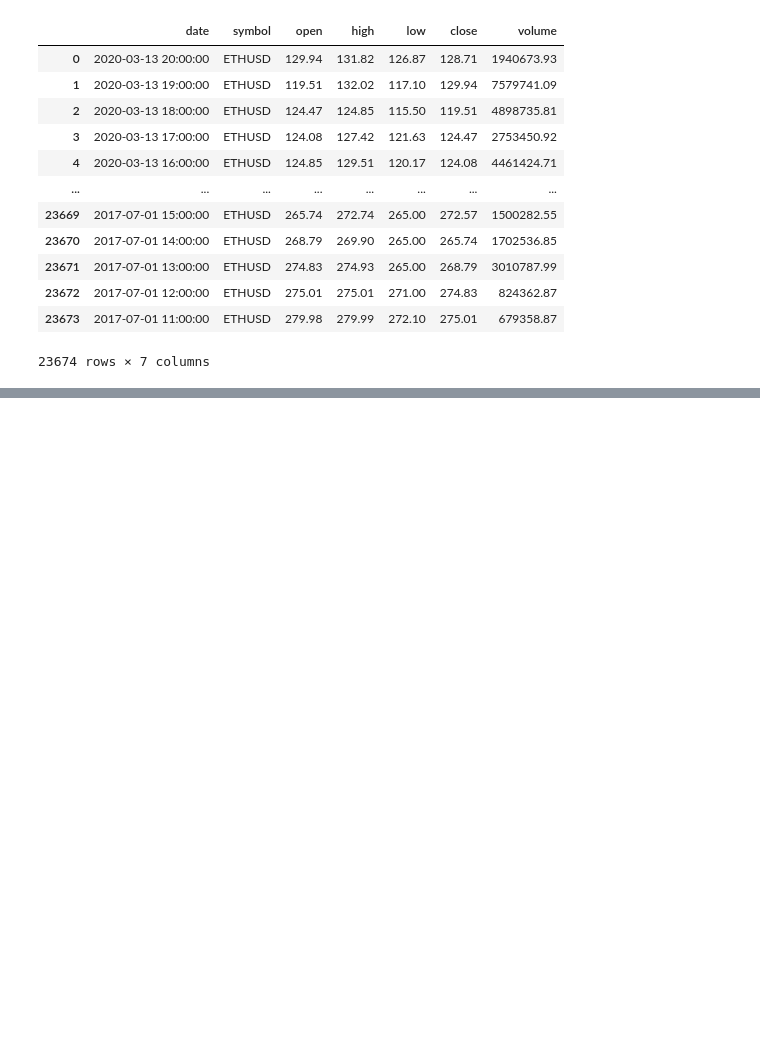
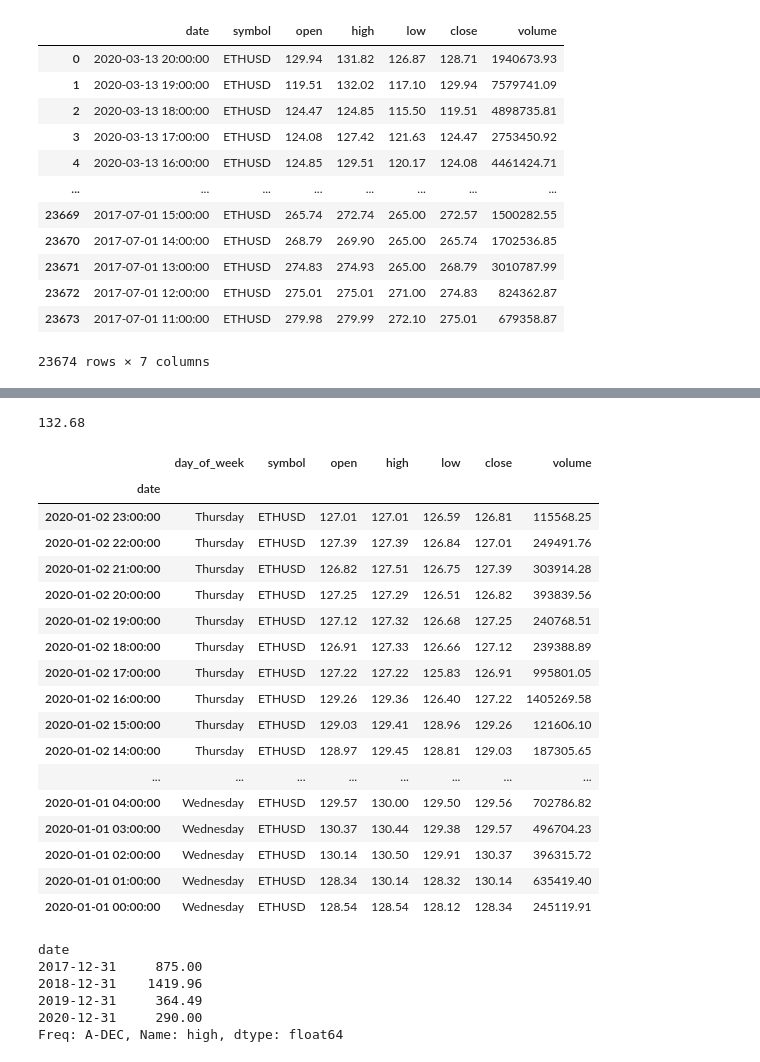
Before and after one commit to hyoaru/dsa-libraries-test, a Jupyter notebook: pandas.ipynb, the cells around one changed output, grey strips where cells are left out. Drawn from its saved outputs; the diff is of its cells as text; code cells hidden in the pictures; blank space fills up the shorter version.

Commit message:
[add] more points in working with datetime section

```diff
--- a/pandas.ipynb
+++ b/pandas.ipynb
@@ -691,0 +695,41 @@ eth_dataframe
+# %%
+# Aggregating highest value of a day
+day_filter = (eth_dataframe['date'] >= pd.to_datetime('2020-01-01')) & (eth_dataframe['date'] < pd.to_datetime('2020-01-02'))
+eth_dataframe.loc[day_filter, 'high'].max()
+# %% [output]
+132.68
+# %%
+# Aggregating with date as the index
+eth_dataframe.set_index('date', inplace=True)
+# %%
+# Filtering using date as index
+eth_dataframe.loc['2020-01-01' : '2020-01-02']
+# %% [output]
+|  | day_of_week | symbol | open | high | low | close | volume |
+| date |  |  |  |  |  |  |  |
+| 2020-01-02 23:00:00 | Thursday | ETHUSD | 127.01 | 127.01 | 126.59 | 126.81 | 115568.25 |
+| 2020-01-02 22:00:00 | Thursday | ETHUSD | 127.39 | 127.39 | 126.84 | 127.01 | 249491.76 |
+| 2020-01-02 21:00:00 | Thursday | ETHUSD | 126.82 | 127.51 | 126.75 | 127.39 | 303914.28 |
+| 2020-01-02 20:00:00 | Thursday | ETHUSD | 127.25 | 127.29 | 126.51 | 126.82 | 393839.56 |
+| 2020-01-02 19:00:00 | Thursday | ETHUSD | 127.12 | 127.32 | 126.68 | 127.25 | 240768.51 |
+| 2020-01-02 18:00:00 | Thursday | ETHUSD | 126.91 | 127.33 | 126.66 | 127.12 | 239388.89 |
+| 2020-01-02 17:00:00 | Thursday | ETHUSD | 127.22 | 127.22 | 125.83 | 126.91 | 995801.05 |
+| 2020-01-02 16:00:00 | Thursday | ETHUSD | 129.26 | 129.36 | 126.40 | 127.22 | 1405269.58 |
+| 2020-01-02 15:00:00 | Thursday | ETHUSD | 129.03 | 129.41 | 128.96 | 129.26 | 121606.10 |
+| 2020-01-02 14:00:00 | Thursday | ETHUSD | 128.97 | 129.45 | 128.81 | 129.03 | 187305.65 |
+| ... | ... | ... | ... | ... | ... | ... | ... |
+| 2020-01-01 04:00:00 | Wednesday | ETHUSD | 129.57 | 130.00 | 129.50 | 129.56 | 702786.82 |
+| 2020-01-01 03:00:00 | Wednesday | ETHUSD | 130.37 | 130.44 | 129.38 | 129.57 | 496704.23 |
+| 2020-01-01 02:00:00 | Wednesday | ETHUSD | 130.14 | 130.50 | 129.91 | 130.37 | 396315.72 |
+| 2020-01-01 01:00:00 | Wednesday | ETHUSD | 128.34 | 130.14 | 128.32 | 130.14 | 635419.40 |
+| 2020-01-01 00:00:00 | Wednesday | ETHUSD | 128.54 | 128.54 | 128.12 | 128.34 | 245119.91 |
+# %%
+# Aggregating the year end highest [high] values through date as the index
+eth_dataframe['high'].resample('A').max()
+# %% [output]
+date
+2017-12-31     875.00
+2018-12-31    1419.96
+2019-12-31     364.49
+2020-12-31     290.00
+Freq: A-DEC, Name: high, dtype: float64
```
Also changed, not shown: parts of 5 cells of this notebook.
